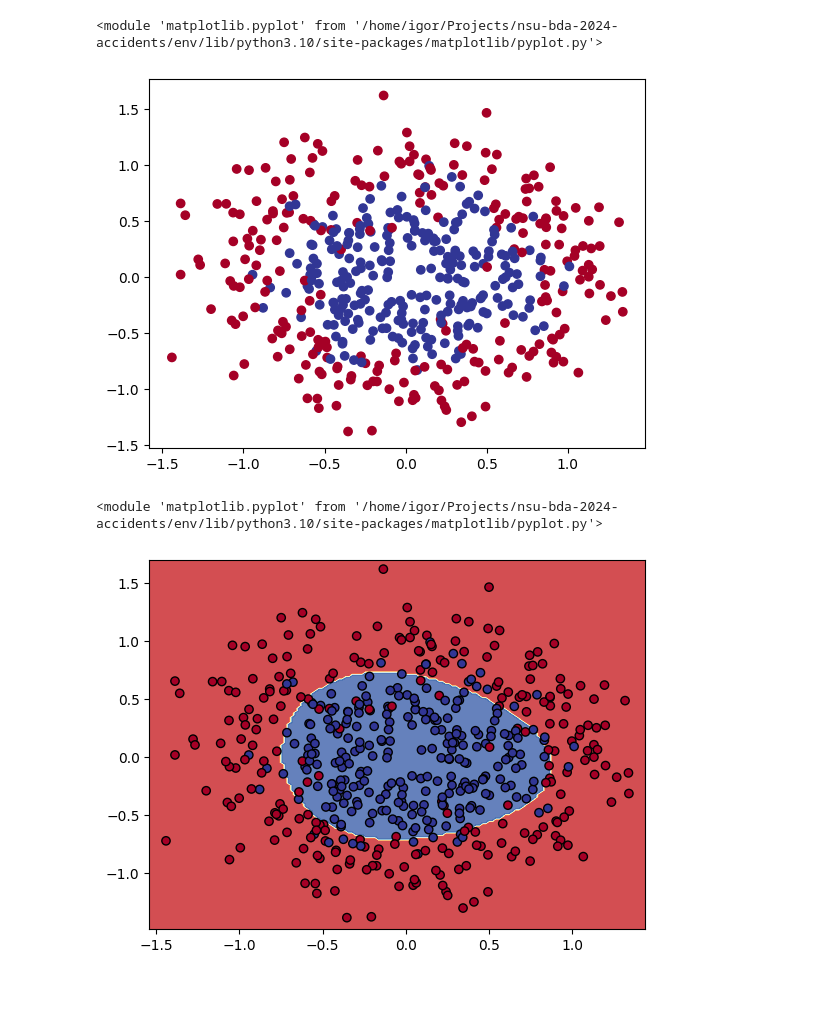
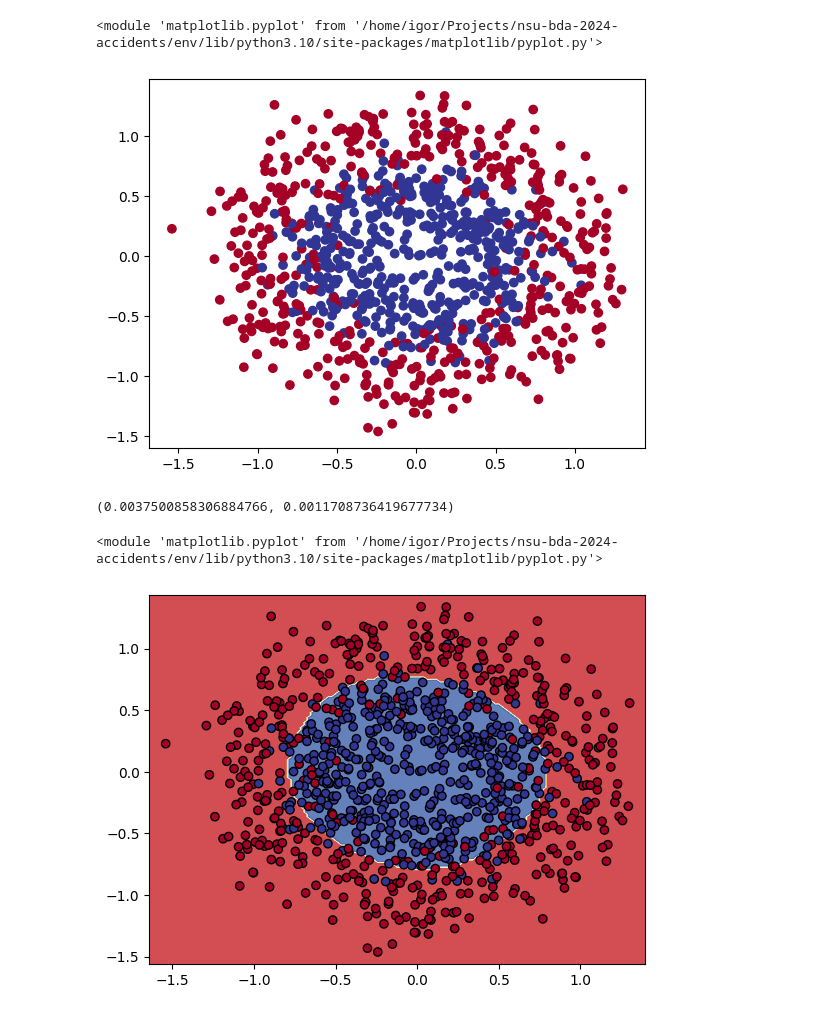
Before and after one commit to Ulukele/nn-nsu-2025-lab, a Jupyter notebook: lab-svm-rf.ipynb, the cells around one changed output. Saved outputs shown, nothing was run; the diff lists cells and outputs as text; code cells hidden in the pictures.

```diff
--- a/lab-svm-rf.ipynb
+++ b/lab-svm-rf.ipynb
@@ -4,23 +4,33 @@ import matplotlib.pyplot as plt
 # %%
 from sklearn.datasets import make_circles
 
-X, y = make_circles(n_samples=500, noise=0.2, factor=0.5, random_state=42)
+X, y = make_circles(n_samples=1000, noise=0.2, factor=0.5, random_state=42)
 
 plt.scatter(X[:, 0], X[:, 1], c=y, cmap=plt.cm.RdYlBu)
 plt
 # %% [output]
 <module 'matplotlib.pyplot' from '/home/igor/Projects/nsu-bda-2024-accidents/env/lib/python3.10/site-packages/matplotlib/pyplot.py'>
-[figure, old version]
+[figure, new version]
 # %%
+import time
 from sklearn.svm import SVC
 from sklearn.model_selection import train_test_split
 
 X_train, X_test, y_train, y_test = train_test_split(X, y, test_size=0.2, random_state=42)
 
 svm_model = SVC(kernel='rbf')
+
+fit_start = time.time()
 svm_model.fit(X_train, y_train)
+fit_end = time.time()
 
+pred_start = time.time()
 y_pred = svm_model.predict(X_test)
+pred_end = time.time()
+
+fit_end - fit_start, pred_end - pred_start
+# %% [output]
+(0.0037500858306884766, 0.0011708736419677734)
 # %%
 def plot_decision_boundary(X, y, model):
     h = 0.02
@@ -63,7 +73,7 @@ def get_metrics(y_t, y_p):
 plot_decision_boundary(X, y, svm_model)
 # %% [output]
 <module 'matplotlib.pyplot' from '/home/igor/Projects/nsu-bda-2024-accidents/env/lib/python3.10/site-packages/matplotlib/pyplot.py'>
-[figure, old version]
+[figure, new version]
 # %%
 get_metrics(y_test, y_pred)
 # %% [output]
```
Also changed, not shown: parts of 4 cells of this notebook.
